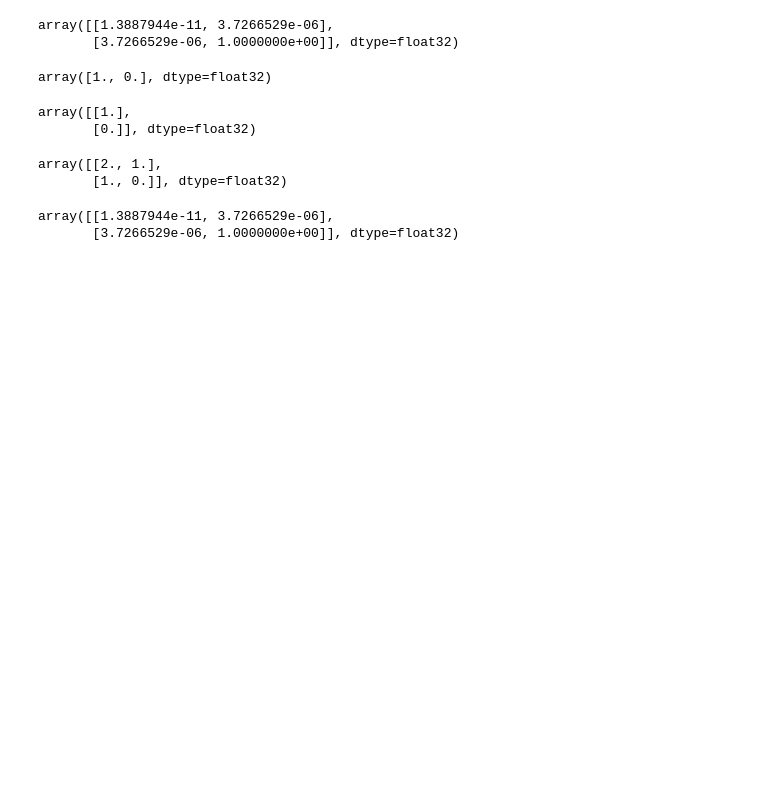
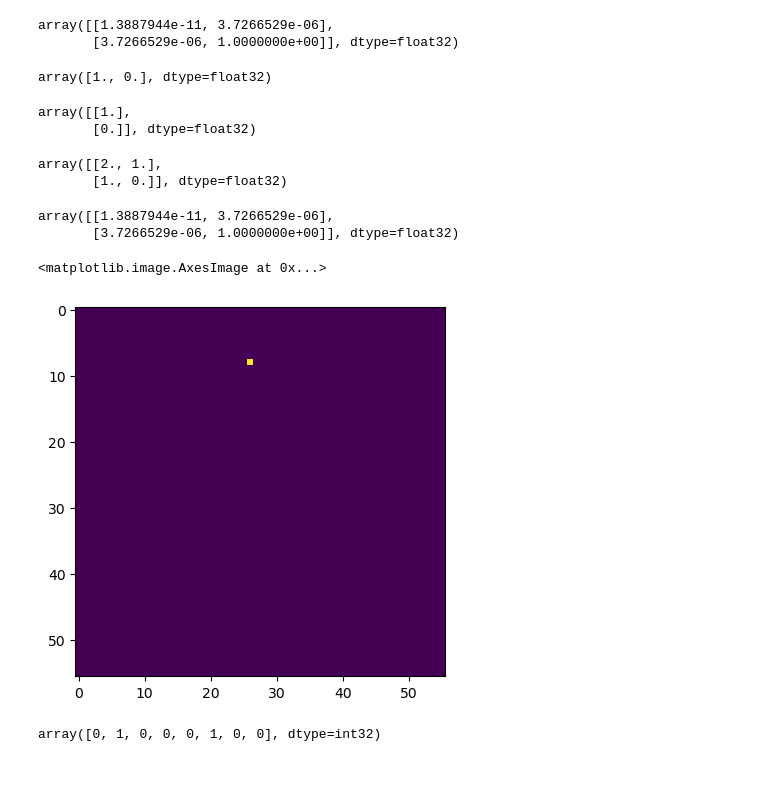
Before and after one commit to ayulockin/kaggle-asl, a Jupyter notebook: notebooks/14_Pose2Headmap.ipynb, the cells around one changed output. Saved outputs shown, nothing was run; the diff lists cells and outputs as text; code cells hidden in the pictures; blank space fills up the shorter version.

```diff
--- a/notebooks/14_Pose2Headmap.ipynb
+++ b/notebooks/14_Pose2Headmap.ipynb
@@ -150,18 +155,0 @@ human.shape
-# %%
-num_frame = int(len(landmark_df)/NUM_JOINTS)
-num_c = 107
-img_h = 64
-img_w = 64
-
-ret = np.zeros([num_frame, num_c, img_h, img_w], dtype=np.float32) # T x V x H x W (or T x K x H x W to match paper)
-arr = ret[0]
-# %%
-# 1, V, C
-kps = np.expand_dims(human, axis=0) # (1, 25, 3)
-print(kps.shape)
-# M, C
-all_kpscores = np.ones((1,num_frame,num_c), dtype=np.float32)
-kpscores = np.ones_like(all_kpscores[:, 0])
-print(kpscores.shape)
-
-# self.generate_heatmap(ret[i], kps, kpscores)
@@ -339,3 +321,15 @@ array([[1.3887944e-11, 3.7266529e-06],
+# %%
+plt.imshow(arr)
+# %% [output]
+<matplotlib.image.AxesImage at 0x...>
+[figure, added]
+# %%
+tensor = [0, 0, 0, 0, 0, 0, 0, 0]
+indices = [[1], [4], [5]]
+updates = [1, -1, 1]
+tf.tensor_scatter_nd_max(tensor, indices, updates).numpy()
+# %% [output]
+array([0, 1, 0, 0, 0, 1, 0, 0], dtype=int32)
 # %% [markdown]
 ####
 # %%
```
Also changed, not shown: parts of 41 cells of this notebook, 4 other files.
